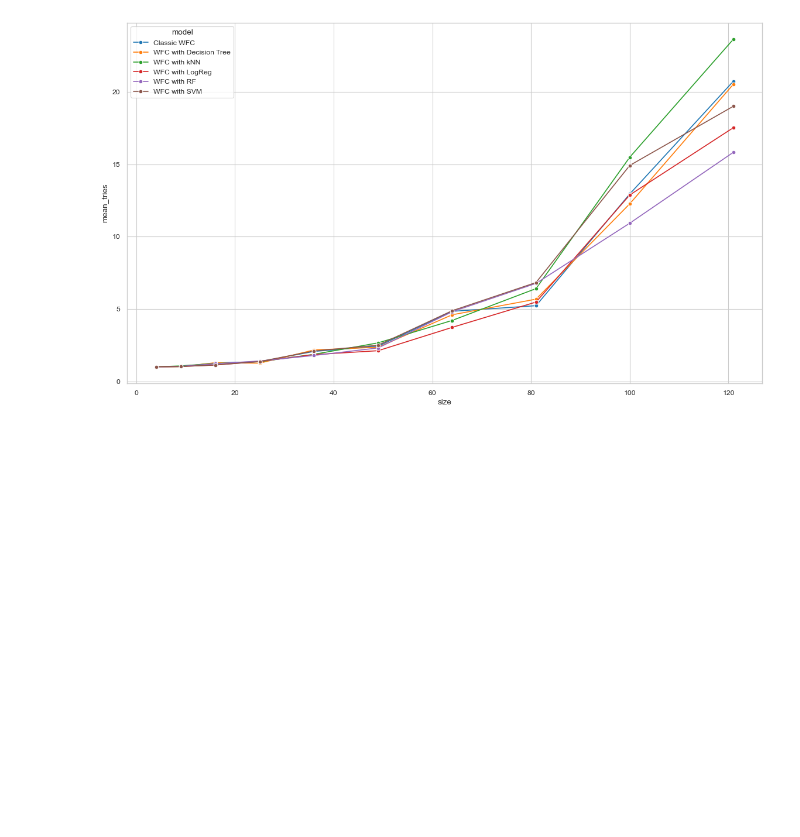
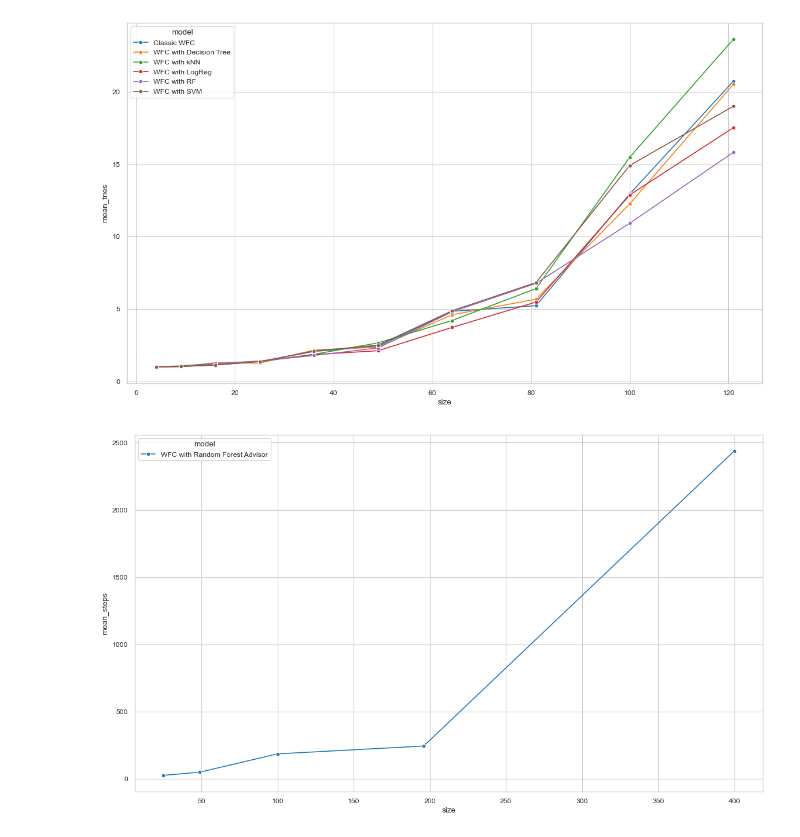
Before and after one commit to evlko/WFCWML, a Jupyter notebook: notebooks/performance.ipynb, the cells around one changed output. Drawn from its saved outputs; the diff is of its cells as text; code cells hidden in the pictures; blank space fills up the shorter version.

Commit message:
add support for sklearn judges

```diff
--- a/notebooks/performance.ipynb
+++ b/notebooks/performance.ipynb
@@ -171,3 +168,15 @@ wfclog_df.head(5)
 | 2 | WFC with LogReg | 16 | 1.13 |
 | 3 | WFC with LogReg | 25 | 1.38 |
 | 4 | WFC with LogReg | 36 | 1.85 |
+# %%
+continue_judge = AlwaysContinueJudge()
+forest_advisor = SklearnAdvisor(
+    view=Rect(width=5, height=5), threshold=0.5, rebalance=True
+)
+forest_advisor.load_weights("weights/advisor/random_forest.pkl")
+
+wfc_rf_advisor_df = evaluate_wfc(
+    benchmarks, forest_advisor, continue_judge, "Random Forest Advisor"
+)
+
+wfc_rf_advisor_df.head(5)
@@ -218,10 +216,16 @@ wfcwmc_df.head(5)
 | 3 | WFCWMC | 25 | 1.08 |
 | 4 | WFCWMC | 36 | 1.16 |
 # %%
-evaluation_df = pd.concat([wfc_df, wfc_dff]).reset_index(drop=True)
+evaluation_df = pd.concat([wfc_rf_advisor_df]).reset_index(drop=True)
 # %%
 plt.figure(figsize=(14, 8))
 sns.lineplot(data=evaluation_df, x="size", y="mean_steps", hue="model", marker="o")
 plt.savefig("content/performance.png", bbox_inches="tight")
 # %% [output]
 [figure]
+# %%
+plt.figure(figsize=(14, 8))
+sns.lineplot(data=evaluation_df, x="size", y="mean_steps", hue="model", marker="o")
+plt.savefig("content/performance.png", bbox_inches="tight")
+# %% [output]
+[figure, added]
```
Also changed, not shown: parts of 10 cells of this notebook, 3 other files.
